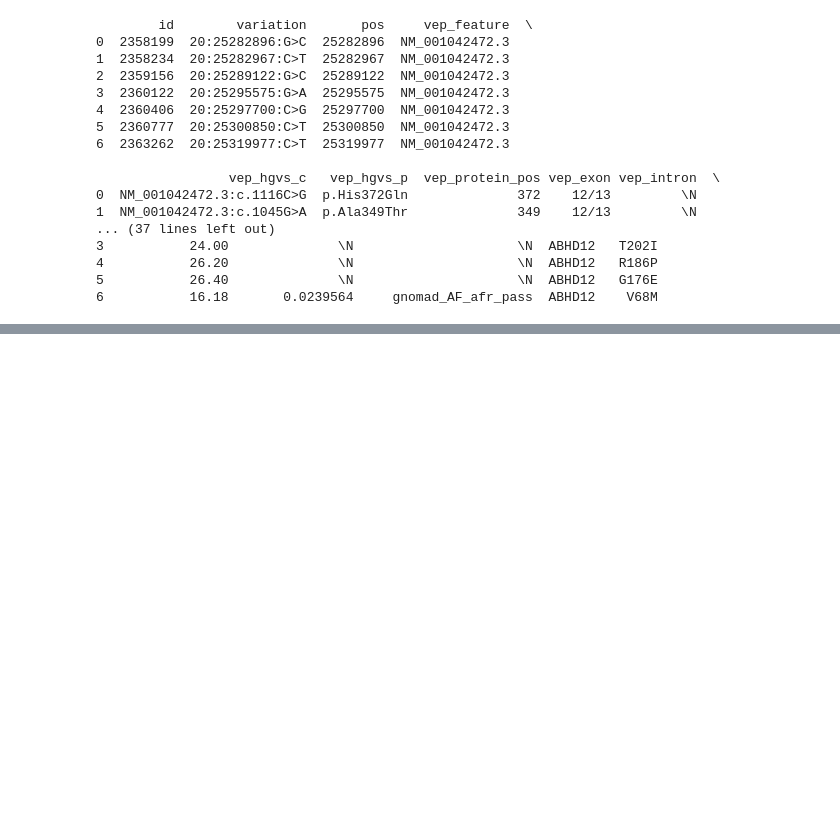
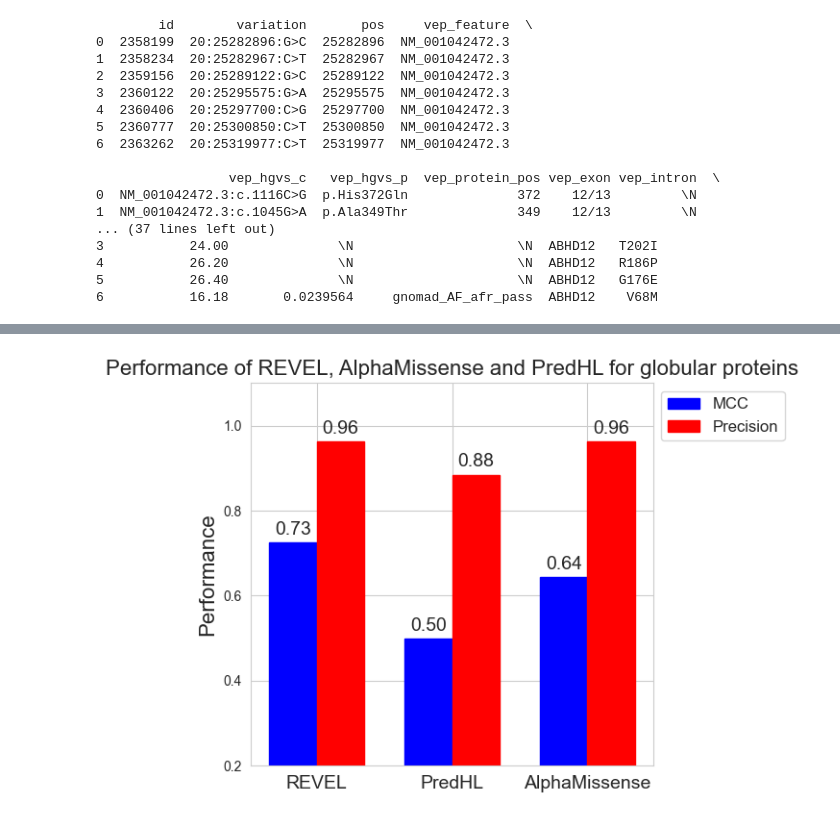
Before and after one commit to inbarblech/Pathogenicity-determination-Thesis, a Jupyter notebook: general_one_time_computations.ipynb, the cells around one changed output, grey strips where cells are left out. Saved outputs shown, nothing was run; the diff lists cells and outputs as text; code cells hidden in the pictures; blank space fills up the shorter version.

```diff
--- a/general_one_time_computations.ipynb
+++ b/general_one_time_computations.ipynb
@@ -122,0 +322,73 @@ data.to_csv("C:\\Users\\InbarBlech\\PycharmProjects\\Thesis\\benchmarking\\predi
+# %%
+# Calculate MCC for the predictions of REVEL
+from sklearn.metrics import matthews_corrcoef
+from sklearn.metrics import precision_score
+
+mcc_revel = matthews_corrcoef(joined_data_revel['reality'], joined_data_revel['revel_score'] > 0.5)
+mcc_predhl = matthews_corrcoef(joined_data_revel['reality'], joined_data_revel['prediction_score'] > 0.5)
+print(f"MCC for REVEL, {protein_type}: {mcc_revel}")
+print(f"MCC for PredHL, {protein_type}: {mcc_predhl}")
+
+precision_revel = precision_score(joined_data_revel['reality'], joined_data_revel['revel_score'] > 0.5)
+precision_predhl = precision_score(joined_data_revel['reality'], joined_data_revel['prediction_score'] > 0.5)
+print(f"Precision for REVEL, {protein_type}: {precision_revel}")
+print(f"Precision for PredHL, {protein_type}: {precision_predhl}")
+
+# Calculate MCC for the predictions of AlphaMissense
+mcc_am = matthews_corrcoef(joined_data_am['reality'], joined_data_am['am_pathogenicity'] > 0.5)
+mcc_predhl = matthews_corrcoef(joined_data_am['reality'], joined_data_am['prediction_score'] > 0.5)
+print(f"MCC for AlphaMissense, {protein_type}: {mcc_am}")
+print(f"MCC for PredHL, {protein_type}: {mcc_predhl}")
+
+precision_am = precision_score(joined_data_am['reality'], joined_data_am['am_pathogenicity'] > 0.5)
+precision_predhl = precision_score(joined_data_am['reality'], joined_data_am['prediction_score'] > 0.5)
+print(f"Precision for AlphaMissense, {protein_type}: {precision_am}")
+print(f"Precision for PredHL, {protein_type}: {precision_predhl}")
+
+# Plot the MCC and precision (in the same bar plot)
+import matplotlib.pyplot as plt
+
+mcc = [mcc_revel, mcc_predhl, mcc_am]
+precision = [precision_revel, precision_predhl, precision_am]
+labels = ['REVEL', 'PredHL', 'AlphaMissense']
+
+x = np.arange(len(labels))
+width = 0.35
+
+fig, ax = plt.subplots()
+rects1 = ax.bar(x - width/2, mcc, width, label='MCC')
+rects2 = ax.bar(x + width/2, precision, width, label='Precision')
+
+ax.set_ylabel('Performance', fontsize=16)
+ax.set_ylim(0.2, 1.1)
+ax.set_title(f'Performance of REVEL, AlphaMissense and PredHL for {protein_type} {type}', fontsize=16)
+# set colors for the bars
+color1 = 'blue'
+color2 = 'red'
+rects1[0].set_color(color1)
+rects2[0].set_color(color2)
+rects1[1].set_color(color1)
+rects2[1].set_color(color2)
+rects1[2].set_color(color1)
+rects2[2].set_color(color2)
+ax.set_xticks(x)
+ax.set_xticklabels(labels, fontsize=14)
+ax.legend(fontsize=12, loc='upper left', bbox_to_anchor=(1, 1))
+
+# Add the values on top of the bars
+def add_values(rects):
+    for rect in rects:
+        height = rect.get_height()
+        ax.annotate(f'{height:.2f}',
+                    xy=(rect.get_x() + rect.get_width() / 2, height),
+                    xytext=(0, 3),  # 3 points vertical offset
+                    textcoords="offset points",
+                    ha='center', va='bottom', fontsize=14)
+
+add_values(rects1)
+add_values(rects2)
+
+fig.tight_layout()
+
+plt.show()
+# %% [output]
@@ -122,0 +403 @@ data.to_csv("C:\\Users\\InbarBlech\\PycharmProjects\\Thesis\\benchmarking\\predi
+[figure, added]
```
Also changed, not shown: parts of 20 cells of this notebook, 18 other files.
